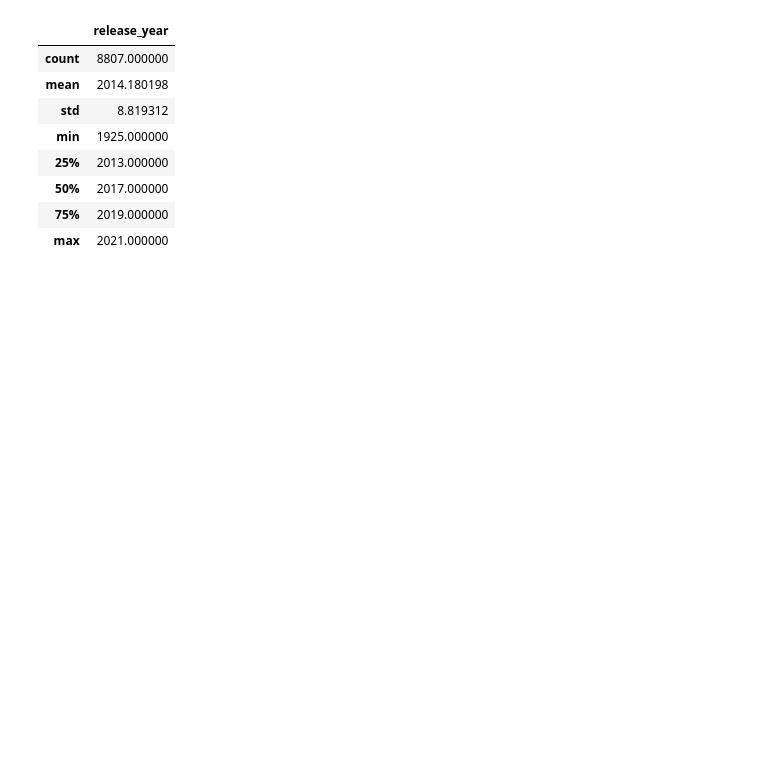
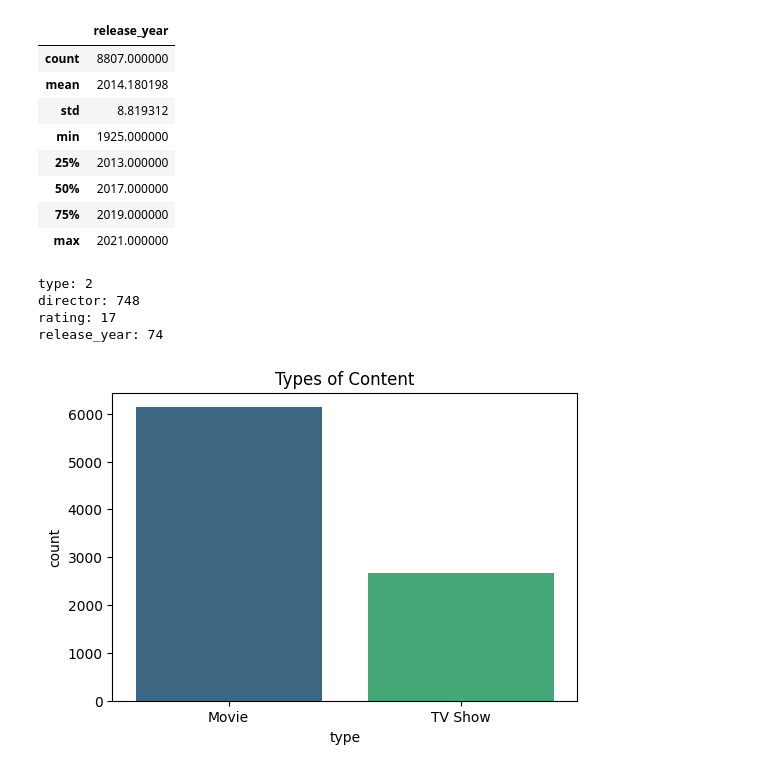
Before and after one commit to robertomartinezedu/Curso-IA-BigData, a Jupyter notebook: PIA/EntregaUd3.ipynb, the cells around one changed output. Cells and saved outputs as stored; diff of their text form; code cells hidden in the pictures; blank space fills up the shorter version.

```diff
--- a/PIA/EntregaUd3.ipynb
+++ b/PIA/EntregaUd3.ipynb
@@ -53,3 +82,25 @@ df.describe()
 | 50% | 2017.000000 |
 | 75% | 2019.000000 |
 | max | 2021.000000 |
+# %%
+typeNum = netflix_df['type'].nunique()
+directorNum = netflix_df['country'].nunique()
+ratingNum = netflix_df['rating'].nunique()
+release_yearNum = netflix_df['release_year'].nunique()
+print(f"type: {typeNum}")
+print(f"director: {directorNum}")
+print(f"rating: {ratingNum}")
+print(f"release_year: {release_yearNum}")
+# %% [output]
+type: 2
+director: 748
+rating: 17
+release_year: 74
+# %%
+type_value = netflix_df['type'].value_counts()
+fig, ax = plt.subplots(figsize=(6, 4))
+sns.countplot(data=netflix_df, x='type', hue='type', palette='viridis', ax=ax)
+ax.set_title('Types of Content')
+plt.show()
+# %% [output]
+[figure, added]
```
Also changed, not shown: parts of 10 cells of this notebook.
